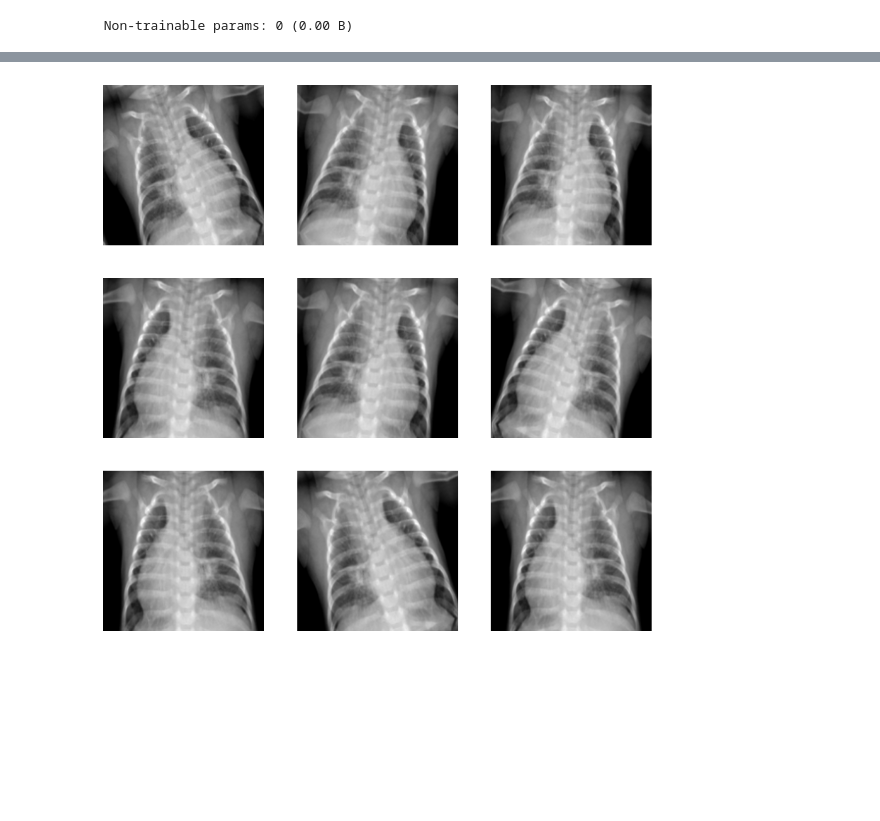
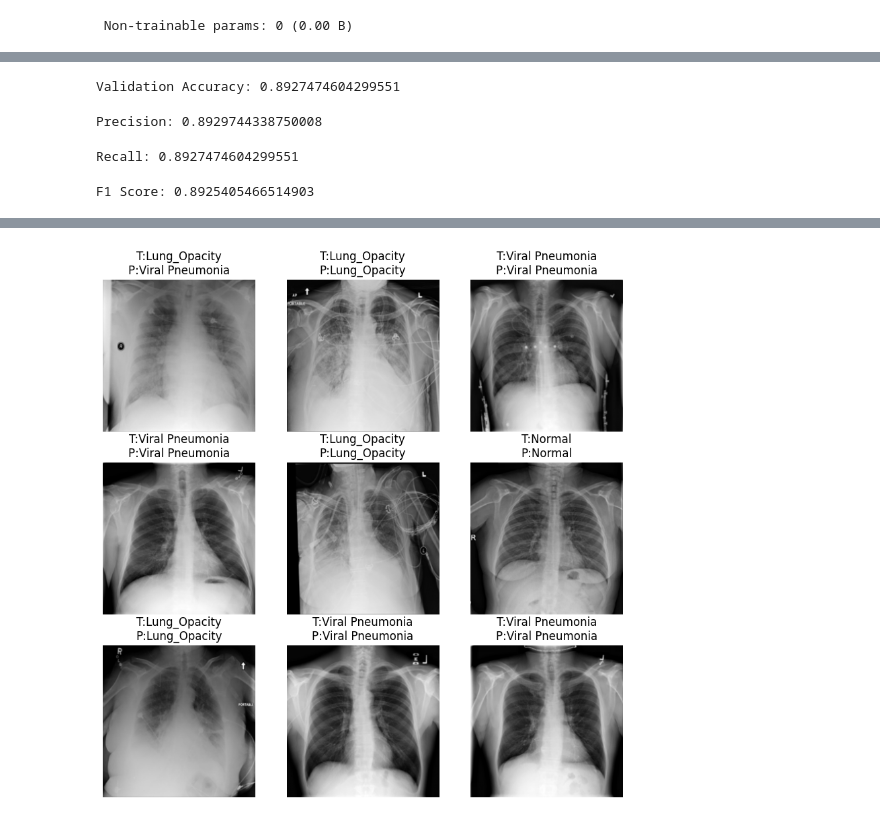
Before and after one commit to ashishbaberwal/Computer-Vision-Based-Disease-Classfication, a Jupyter notebook: Notebook/train_model.ipynb, the cells around one changed output, grey strips where cells are left out. Drawn from its saved outputs; the diff is of its cells as text; code cells hidden in the pictures; blank space fills up the shorter version.

```diff
--- a/Notebook/train_model.ipynb
+++ b/Notebook/train_model.ipynb
@@ -119,7 +137,7 @@ val_split = 0.2
 seed = 42
 
 train_ds = tf.keras.utils.image_dataset_from_directory(
-    dataset_path,
+    clean_dataset,
     validation_split=val_split,
     subset="training",
     seed=seed,
@@ -130,7 +148,7 @@ train_ds = tf.keras.utils.image_dataset_from_directory(
 )
 
 val_ds = tf.keras.utils.image_dataset_from_directory(
-    dataset_path,
+    clean_dataset,
     validation_split=val_split,
     subset="validation",
     seed=seed,
@@ -260,6 +278,6 @@ conv_base.compile(
 history = conv_base.fit(
     train_ds,
     validation_data=val_ds,
-    epochs=10
+    epochs=15
 )
 # %% [output]
@@ -374,0 +356,16 @@ data_augmentation = keras.Sequential([
+# %%
+import numpy as np
+
+y_true = []
+y_pred = []
+
+for images, labels in val_ds:
+
+    predictions = conv_base.predict(images)
+    predicted_classes = np.argmax(predictions, axis=1)
+
+    y_pred.extend(predicted_classes)
+    y_true.extend(labels.numpy())
+
+y_true = np.array(y_true)
+y_pred = np.array(y_pred)
@@ -375,19 +408,55 @@ data_augmentation = keras.Sequential([
+# %%
+from sklearn.metrics import accuracy_score
+
+accuracy = accuracy_score(y_true, y_pred)
+
+print("Validation Accuracy:", accuracy)
+# %% [output]
+Validation Accuracy: 0.8927474604299551
+# %%
+from sklearn.metrics import precision_score
+
+precision = precision_score(y_true, y_pred, average='weighted')
+print("Precision:", precision)
+# %% [output]
+Precision: 0.8929744338750008
+# %%
+from sklearn.metrics import recall_score
+
+recall = recall_score(y_true, y_pred, average='weighted')
+print("Recall:", recall)
+# %% [output]
+Recall: 0.8927474604299551
+# %%
+from sklearn.metrics import f1_score
+
+f1 = f1_score(y_true, y_pred, average='weighted')
+print("F1 Score:", f1)
+# %% [output]
+F1 Score: 0.8925405466514903
 # %%
+import matplotlib.pyplot as plt
+import numpy as np
+
+# Use the already existing class_folders variable
+class_names = class_folders
+
 plt.figure(figsize=(10,10))
 
-for images, _ in train_ds.take(1):
+for images, labels in val_ds.take(1):
+
+    preds = conv_base.predict(images)
+    preds = np.argmax(preds, axis=1)
 
     for i in range(9):
-
-        augmented_images = data_augmentation(images)
-
         ax = plt.subplot(3,3,i+1)
 
-        plt.imshow(
-            augmented_images[0].numpy().squeeze(),
-            cmap="gray"
-        )
+        img = images[i].numpy().squeeze()
+        true_label = class_names[labels[i]]
+        pred_label = class_names[preds[i]]
 
+        plt.imshow(img, cmap="gray")
+        plt.title(f"T:{true_label}\nP:{pred_label}")
         plt.axis("off")
 
 plt.show()
@@ -395 +465 @@ plt.show()
-[figure, old version]
+[figure, new version]
```
Also changed, not shown: parts of 26 cells of this notebook.
